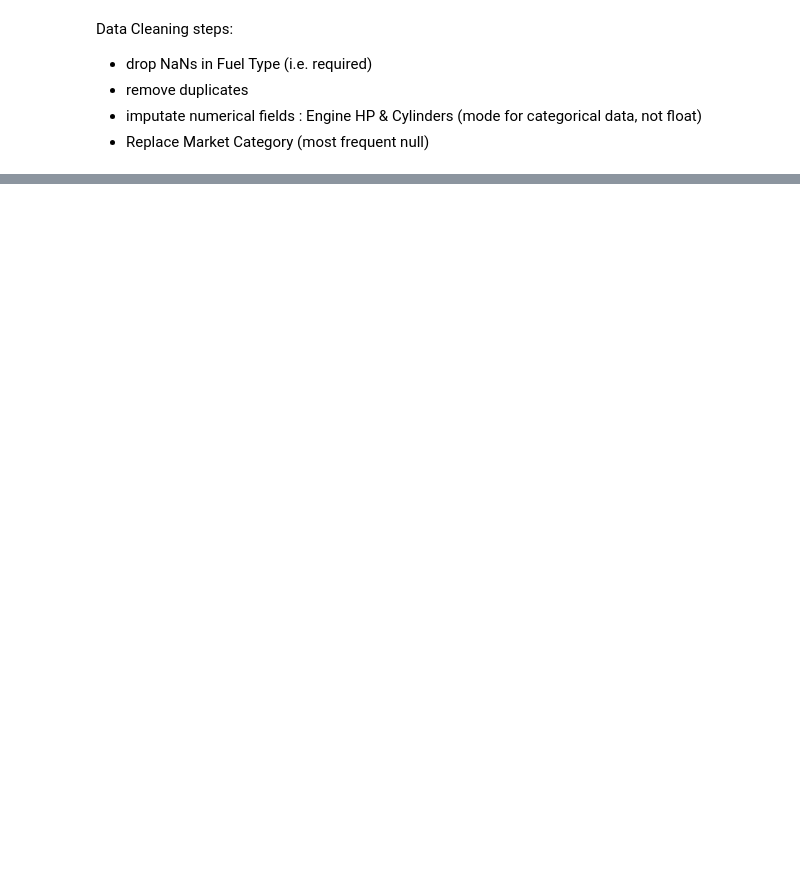
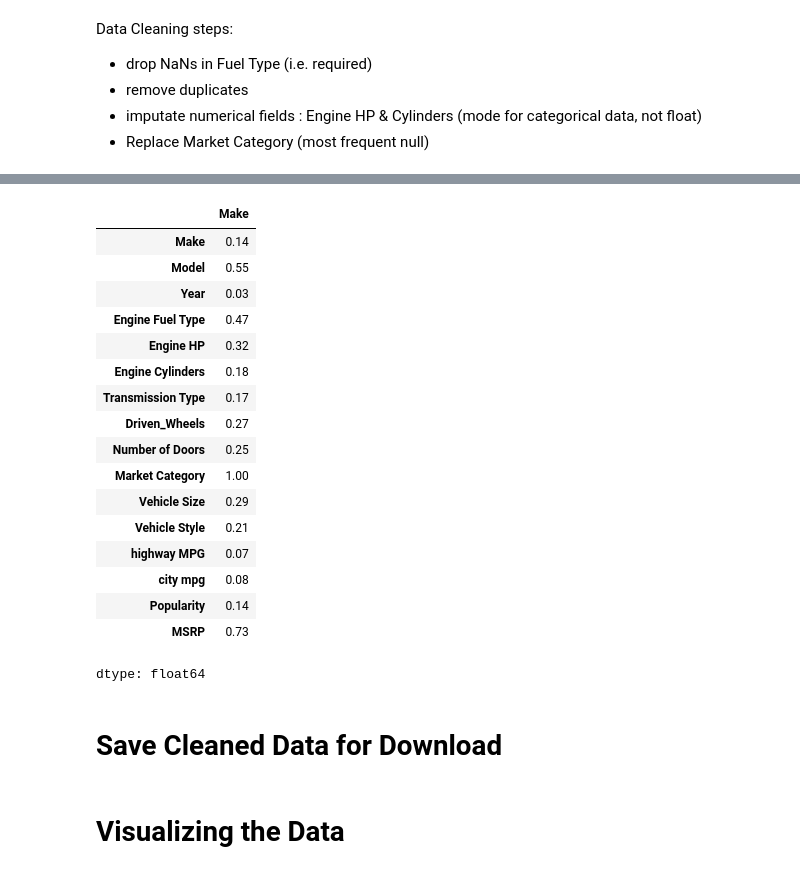
Before and after one commit to sarahajbane/colab_workbook_templates, a Jupyter notebook: Car_Analysis.ipynb, the cells around one changed output, grey strips where cells are left out. Cells and saved outputs as stored; diff of their text form; code cells hidden in the pictures; blank space fills up the shorter version.

```diff
--- a/Car_Analysis.ipynb
+++ b/Car_Analysis.ipynb
@@ -117,2 +116,42 @@ dtype: int64
+# %%
+#Check category correlation to decide how to handle null values in Market Sector
+
+
+def cramers_V(var1, var2):
+    crosstab = np.array(pd.crosstab(var1, var2))
+    stats = chi2_contingency(crosstab)[0]
+    cram_V = stats / (np.sum(crosstab) * (min(crosstab.shape) - 1))
+    return cram_V
+
+def cramers_col(column_name):
+    col = pd.Series(np.empty(df_cleaned.columns.shape), index=df_cleaned.columns, name=column_name)
+    for row in df_cleaned:
+        cram = cramers_V(df_cleaned[column_name], df_cleaned[row])
+        col[row] = round(cram, 2)
+    return col
+
+df_corr = df_cleaned.apply(lambda Market_Category : cramers_col('Market Category'))
+# %%
+df_corr.Make # call any column (they all the same)
+# highest chi = highest correlation for MSRP -  Manufacturer's Suggested Retail Price
+# %% [output]
+|  | Make |
+| Make | 0.14 |
+| Model | 0.55 |
+| Year | 0.03 |
+| Engine Fuel Type | 0.47 |
+| Engine HP | 0.32 |
+| Engine Cylinders | 0.18 |
+| Transmission Type | 0.17 |
+| Driven_Wheels | 0.27 |
+| Number of Doors | 0.25 |
+| Market Category | 1.00 |
+| Vehicle Size | 0.29 |
+| Vehicle Style | 0.21 |
+| highway MPG | 0.07 |
+| city mpg | 0.08 |
+| Popularity | 0.14 |
+| MSRP | 0.73 |
+dtype: float64
 # %%
 # Get the most frequent category in EHP to fill NaNs
@@ -122,4 +161,6 @@ df_cleaned.fillna({'Engine HP': df['Engine HP'].mode()},inplace=True)
 
 ## NOTE: when filling missing categorical values with the mode, 'mode()' returns a Series,
 ## so you need to access the first element of that Series, i.e. `df['Caterory'].mode()[0]`
+# %% [markdown]
+# Save Cleaned Data for Download
 # %%
@@ -132,3 +173,5 @@ df_cleaned.to_csv(f'cleaned_data_{student_name}.csv', index=False)
 
 # Allow download for manual upload
 files.download(f'cleaned_data_{student_name}.csv')
+# %% [markdown]
+# Visualizing the Data
```
Also changed, not shown: parts of 17 cells of this notebook.
